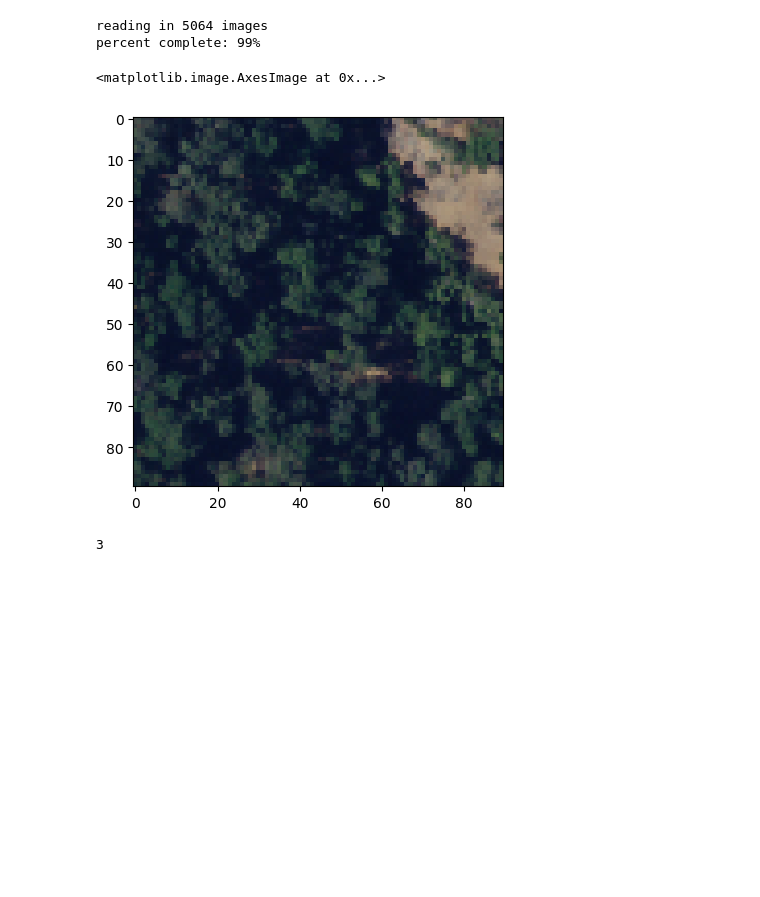
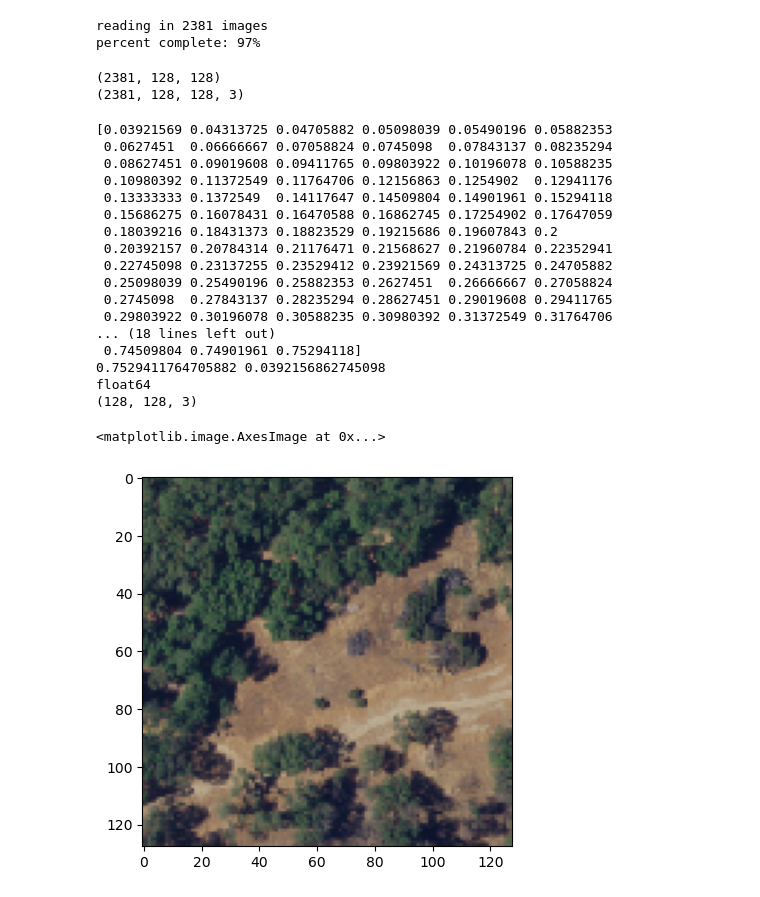
Before and after one commit to tylerjmwhit/Canopy_Damage_segmentation, a Jupyter notebook: segmented_dataset_classification.ipynb, the cells around one changed output. Saved outputs shown, nothing was run; the diff lists cells and outputs as text; code cells hidden in the pictures; blank space fills up the shorter version.

Commit message:
changes to segemeneted reader and unet

```diff
--- a/segmented_dataset_classification.ipynb
+++ b/segmented_dataset_classification.ipynb
@@ -15,17 +13,39 @@ To enable them in other operations, rebuild TensorFlow with the appropriate comp
 # %%
-segmented_naip_images_tif, segmented_naip_new_labels = hp.segmented_dataset_reader('naip_2018_chips_90m_3class_180stride_segment')
+segmented_naip_images_tif, segmented_naip_new_labels = hp.segmented_dataset_reader('naip_2018_chips_128m_3class_128stride_segment')
+segmented_naip_images_tif = segmented_naip_images_tif[:,:,:,0:3]
+segmented_naip_new_labels = segmented_naip_new_labels[:,:,:,0]
 # %% [output]
-reading in 5064 images
-percent complete: 99%
+reading in 2381 images
+percent complete: 97%
-# %%
-img = segmented_naip_images_tif[2300 , : , : , 0:3]
-plt.imshow(img)
-# %% [output]
-<matplotlib.image.AxesImage at 0x...>
-[figure, removed]
-# %%
-segmented_naip_new_labels = segmented_naip_new_labels[:,:,:,0:3]
-segmented_naip_new_labels.max()
-#plt.imshow(lbl)
-# %% [output]
-3
+# %%
+print(segmented_naip_new_labels.shape)
+print(segmented_naip_images_tif.shape)
+# %% [output]
+(2381, 128, 128)
+(2381, 128, 128, 3)
+# %%
+img = segmented_naip_images_tif[10]
+print(img.max(),img.min())
+print(img.dtype)
+print(img.shape)
+plt.imshow(img)
+# %% [output]
+[0.03921569 0.04313725 0.04705882 0.05098039 0.05490196 0.05882353
+ 0.0627451  0.06666667 0.07058824 0.0745098  0.07843137 0.08235294
+ 0.08627451 0.09019608 0.09411765 0.09803922 0.10196078 0.10588235
+ 0.10980392 0.11372549 0.11764706 0.12156863 0.1254902  0.12941176
+ 0.13333333 0.1372549  0.14117647 0.14509804 0.14901961 0.15294118
+ 0.15686275 0.16078431 0.16470588 0.16862745 0.17254902 0.17647059
+ 0.18039216 0.18431373 0.18823529 0.19215686 0.19607843 0.2
+ 0.20392157 0.20784314 0.21176471 0.21568627 0.21960784 0.22352941
+ 0.22745098 0.23137255 0.23529412 0.23921569 0.24313725 0.24705882
+ 0.25098039 0.25490196 0.25882353 0.2627451  0.26666667 0.27058824
+ 0.2745098  0.27843137 0.28235294 0.28627451 0.29019608 0.29411765
+ 0.29803922 0.30196078 0.30588235 0.30980392 0.31372549 0.31764706
+... (18 lines left out)
+ 0.74509804 0.74901961 0.75294118]
+0.7529411764705882 0.0392156862745098
+float64
+(128, 128, 3)
+<matplotlib.image.AxesImage at 0x...>
+[figure, added]
```
Also changed, not shown: parts of 8 cells of this notebook, 2 other files.
